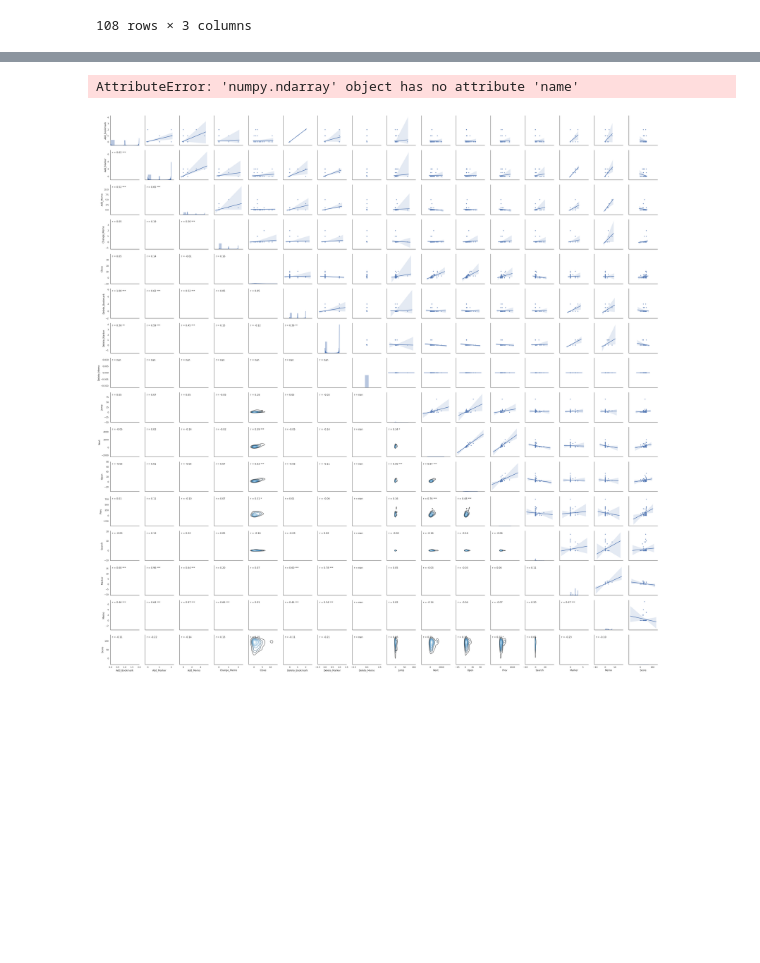
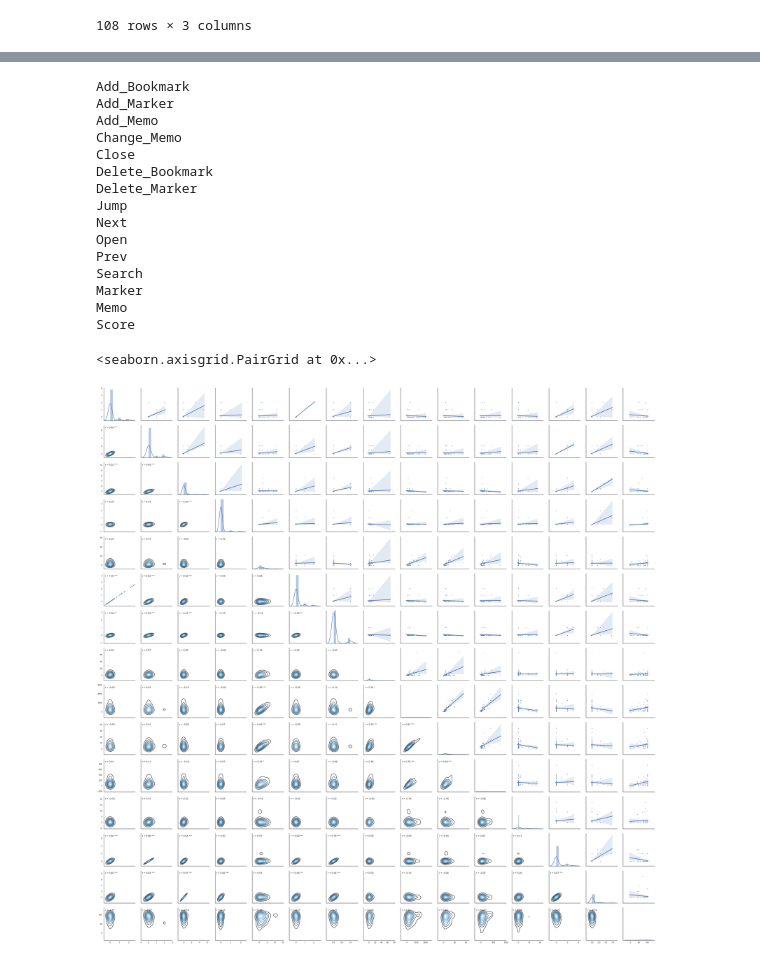
Before and after one commit to owen198/kyoto_ebook, a Jupyter notebook: Data visualization.ipynb, the cells around one changed output, grey strips where cells are left out. Cells and saved outputs as stored; diff of their text form; code cells hidden in the pictures; blank space fills up the shorter version.

Commit message:
fixed bug
Delete column['delete_memo'], cause all are 0.

```diff
--- a/Data visualization.ipynb
+++ b/Data visualization.ipynb
@@ -176,13 +167,28 @@ def cor_matrix(df):
 # %%
 kyoto_1_x = pd.read_csv('dataset/dataset1_15features.csv')
 kyoto_1_x.rename(index=str, columns={"Userid": "userid"}, inplace=True)
-kyoto_1_x = pd.merge(kyoto_1_x, kyoto_1_score, on='userid')
-kyoto_1_x = kyoto_1_x.drop(['userid'], axis=1)
+# kyoto_1_x = pd.merge(kyoto_1_x, kyoto_1_score, on='userid')
+kyoto_1_x = kyoto_1_x.drop(['userid','Delete_Memo'], axis=1)
 
-cor_matrix(kyoto_1_x[list(kyoto_1_x)[0:-1]])
+cor_matrix(kyoto_1_x[list(kyoto_1_x)[0:]])
 # %% [output]
-AttributeError: 'numpy.ndarray' object has no attribute 'name'
+Add_Bookmark
+Add_Marker
+Add_Memo
+Change_Memo
+Close
+Delete_Bookmark
+Delete_Marker
+Jump
+Next
+Open
+Prev
+Search
+Marker
+Memo
+Score
+<seaborn.axisgrid.PairGrid at 0x...>
-[figure, old version]
+[figure, new version]
 # %%
 
 for name in list(kyoto_1_x):
```
Also changed, not shown: parts of 4 cells of this notebook, 1 other file.
